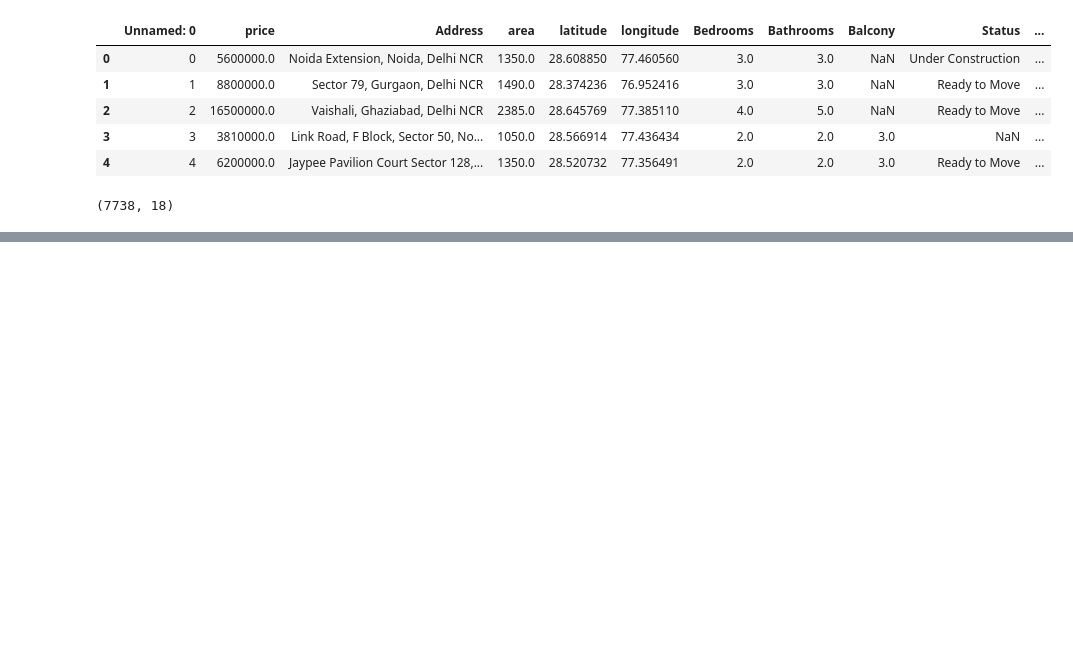
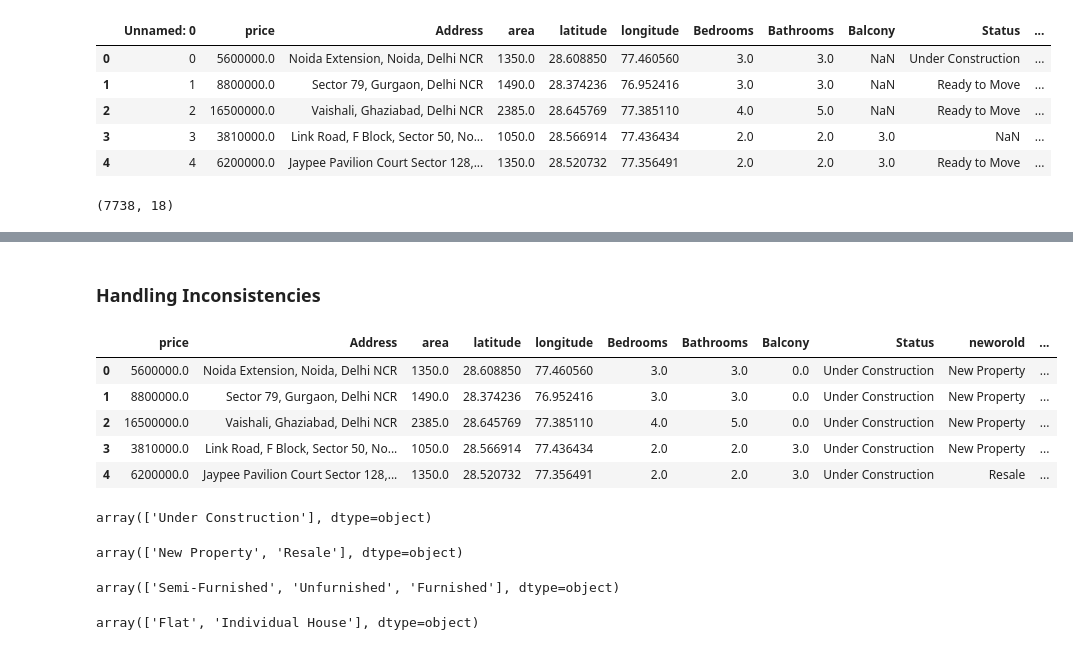
Before and after one commit to Karthik5412/Data-Cleaning, a Jupyter notebook: delhi_data.ipynb, the cells around one changed output, grey strips where cells are left out. Saved outputs shown, nothing was run; the diff lists cells and outputs as text; code cells hidden in the pictures; blank space fills up the shorter version.

```diff
--- a/delhi_data.ipynb
+++ b/delhi_data.ipynb
@@ -46,0 +136,2 @@ array(['Under Construction', 'Ready to Move', nan], dtype=object)
+# %%
+df['Status'] = df['Status'].fillna(stat_mode)[0]
@@ -46,0 +173,3 @@ array(['Under Construction', 'Ready to Move', nan], dtype=object)
+# %%
+# Parking is also a static element
+df['parking'] = df['parking'].fillna(0)
@@ -46,0 +201,3 @@ array(['Under Construction', 'Ready to Move', nan], dtype=object)
+# %%
+fur_mode = df['Furnished_status'].mode()[0]
+df['Furnished_status'] = df['Furnished_status'].fillna(fur_mode)
@@ -46,0 +229,3 @@ array(['Under Construction', 'Ready to Move', nan], dtype=object)
+# %%
+# Lift is a static element so we filling it with 0
+df['Lift'] = df['Lift'].fillna(0)
@@ -46,0 +251,27 @@ array(['Under Construction', 'Ready to Move', nan], dtype=object)
+# %% [markdown]
+### Handling Inconsistencies
+# %%
+df.head()
+# %% [output]
+|  | price | Address | area | latitude | longitude | Bedrooms | Bathrooms | Balcony | Status | neworold | ... |
+| 0 | 5600000.0 | Noida Extension, Noida, Delhi NCR | 1350.0 | 28.608850 | 77.460560 | 3.0 | 3.0 | 0.0 | Under Construction | New Property | ... |
+| 1 | 8800000.0 | Sector 79, Gurgaon, Delhi NCR | 1490.0 | 28.374236 | 76.952416 | 3.0 | 3.0 | 0.0 | Under Construction | New Property | ... |
+| 2 | 16500000.0 | Vaishali, Ghaziabad, Delhi NCR | 2385.0 | 28.645769 | 77.385110 | 4.0 | 5.0 | 0.0 | Under Construction | New Property | ... |
+| 3 | 3810000.0 | Link Road, F Block, Sector 50, No... | 1050.0 | 28.566914 | 77.436434 | 2.0 | 2.0 | 3.0 | Under Construction | New Property | ... |
+| 4 | 6200000.0 | Jaypee Pavilion Court Sector 128,... | 1350.0 | 28.520732 | 77.356491 | 2.0 | 2.0 | 3.0 | Under Construction | Resale | ... |
+# %%
+df['Status'].unique()
+# %% [output]
+array(['Under Construction'], dtype=object)
+# %%
+df['neworold'].unique()
+# %% [output]
+array(['New Property', 'Resale'], dtype=object)
+# %%
+df['Furnished_status'].unique()
+# %% [output]
+array(['Semi-Furnished', 'Unfurnished', 'Furnished'], dtype=object)
+# %%
+df['type_of_building'].unique()
+# %% [output]
+array(['Flat', 'Individual House'], dtype=object)
```
Also changed, not shown: parts of 50 cells of this notebook.
